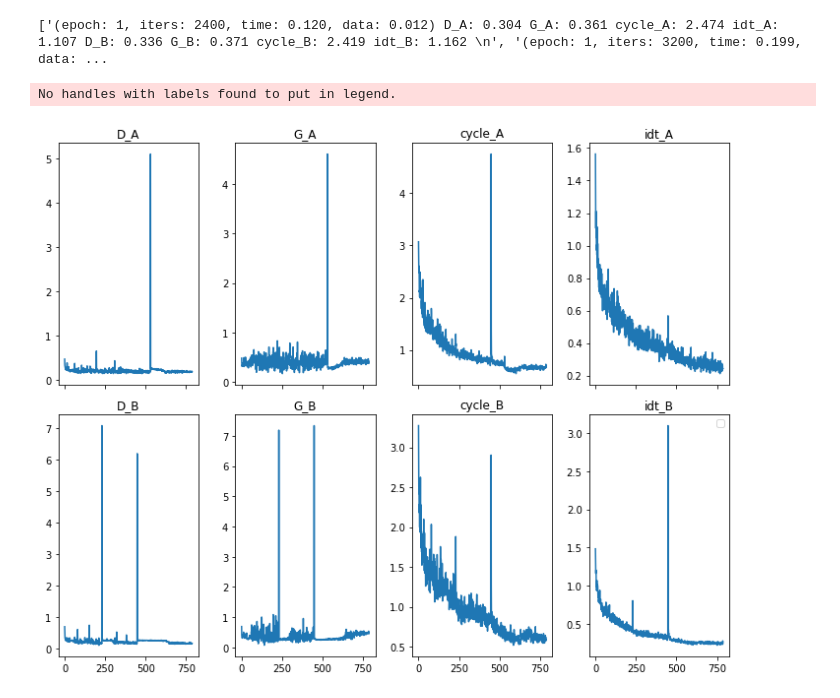
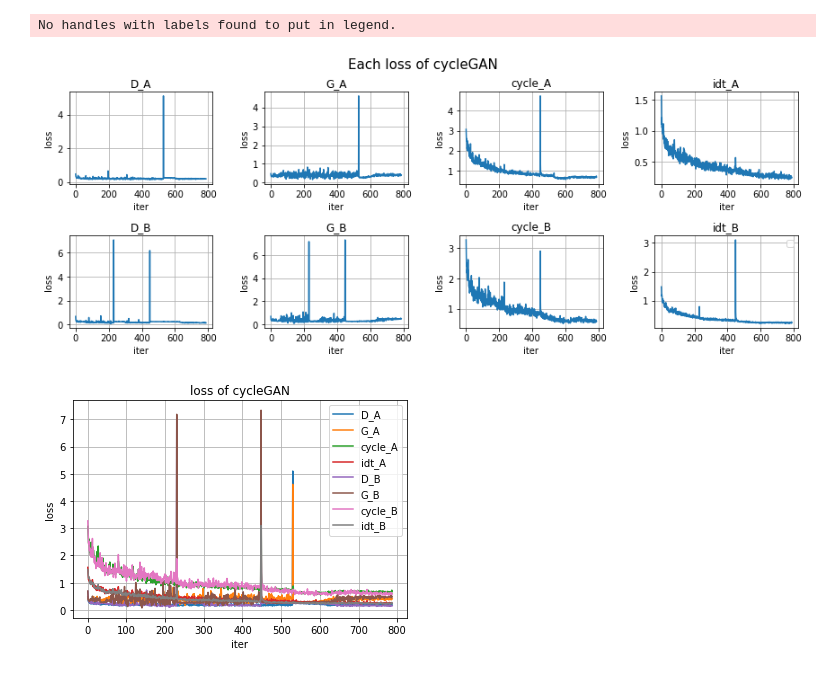
Before and after one commit to DaisyLiu1996/style_transfer_85, a Jupyter notebook: util/print_loss.ipynb, the cells around one changed output. Cells and saved outputs as stored; diff of their text form; code cells hidden in the pictures.

```diff
--- a/util/print_loss.ipynb
+++ b/util/print_loss.ipynb
@@ -9,9 +9,6 @@ with open(filename, 'r') as f:
     for line in lines:
         X.append(line)
 X = X[1:]
-print(X[2:5])
-# %% [output]
-['(epoch: 1, iters: 2400, time: 0.120, data: 0.012) D_A: 0.304 G_A: 0.361 cycle_A: 2.474 idt_A: 1.107 D_B: 0.336 G_B: 0.371 cycle_B: 2.419 idt_B: 1.162 \n', '(epoch: 1, iters: 3200, time: 0.199, data: ...
 # %%
 D_A = []
 G_A = []
@@ -32,30 +29,38 @@ for x in X:
     cycle_B.append(float(loss.group(7)))
     idt_B.append(float(loss.group(8)))
 # %%
-fig, axs = plt.subplots(2,4,figsize=(10,8),sharex=True)
+fig, axs = plt.subplots(2,4,figsize=(12,5))
+plt.xlabel('iter')
+plt.ylabel('loss')
 n = len(D_A)
 axs[0][0].plot(list(range(n)),D_A)
 axs[0][1].plot(list(range(n)),G_A)
 axs[0][2].plot(list(range(n)),cycle_A)
 axs[0][3].plot(list(range(n)),idt_A)
 axs[1][0].plot(list(range(n)),D_B)
 axs[1][1].plot(list(range(n)),G_B)
 axs[1][2].plot(list(range(n)),cycle_B)
 axs[1][3].plot(list(range(n)),idt_B)
 axs[0][0].set_title('D_A')
 axs[0][1].set_title('G_A')
 axs[0][2].set_title('cycle_A')
 axs[0][3].set_title('idt_A')
 axs[1][0].set_title('D_B')
 axs[1][1].set_title('G_B')
 axs[1][2].set_title('cycle_B')
 axs[1][3].set_title('idt_B')
-plt.tight_layout()
+plt.suptitle('Each loss of cycleGAN',fontsize=15)
+for i in range(2):
+    for j in range(4):
+        axs[i][j].set_xlabel('iter')
+        axs[i][j].set_ylabel('loss')
+        axs[i][j].grid(True)
+plt.tight_layout(rect=[0, 0.03, 1, 0.95])
 plt.legend()
 fig.savefig('loss_plt_seperate.png')
 # %% [output]
 No handles with labels found to put in legend.
-[figure, old version]
+[figure, new version]
 # %%
 plt.plot(list(range(n)),D_A, label='D_A')
 plt.plot(list(range(n)),G_A, label='G_A')
@@ -65,4 +70,11 @@ plt.plot(list(range(n)),D_B, label='D_B')
 plt.plot(list(range(n)),G_B, label='G_B')
 plt.plot(list(range(n)),cycle_B, label='cycle_B')
 plt.plot(list(range(n)),idt_B, label='idt_B')
-plt.title('loss')
+plt.title('loss of cycleGAN')
+plt.xlabel('iter')
+plt.ylabel('loss')
+plt.grid(True)
+plt.legend()
+plt.savefig('loss_plt.png')
+# %% [output]
+[figure, added]
```
Also changed, not shown: 2 other files.
